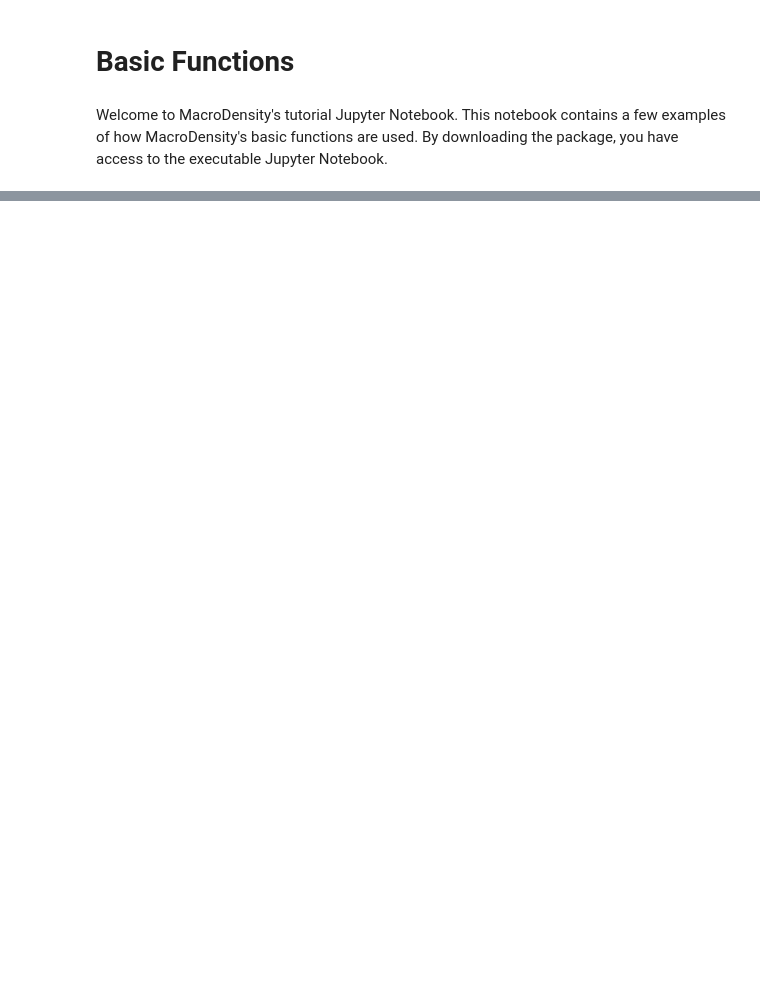
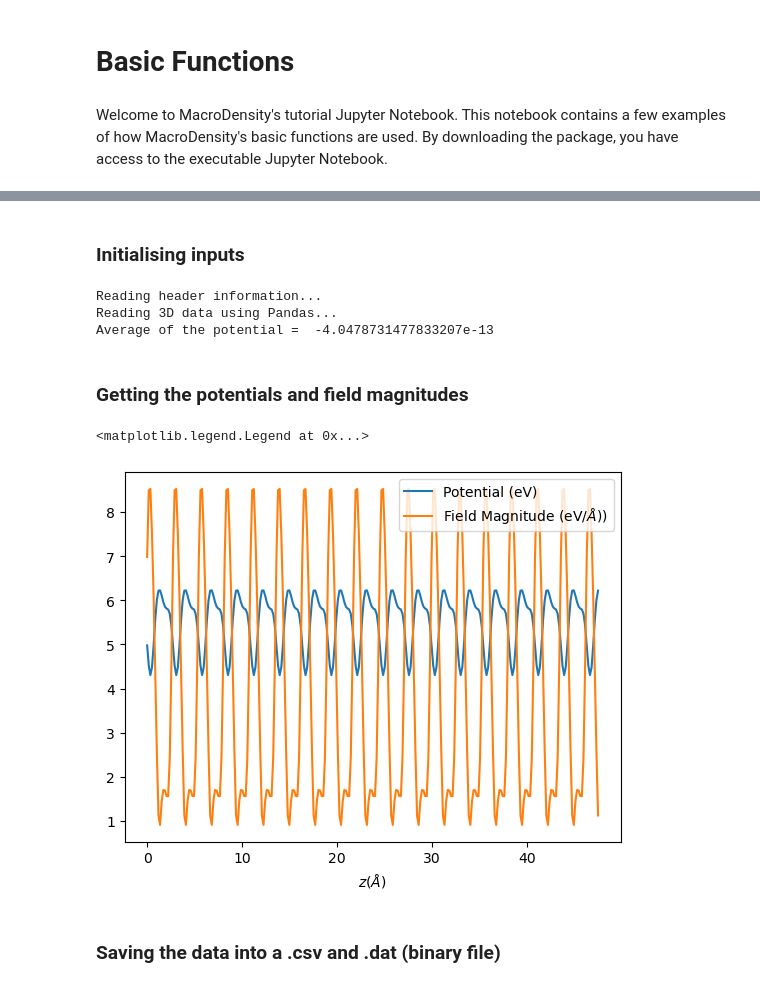
Before and after one commit to WMD-group/MacroDensity, a Jupyter notebook: docs/_build/html/_sources/doctests/MDTutorials_1.ipynb, the cells around one changed output, grey strips where cells are left out. Drawn from its saved outputs; the diff is of its cells as text; code cells hidden in the pictures; blank space fills up the shorter version.

```diff
--- a/docs/_build/html/_sources/doctests/MDTutorials_1.ipynb
+++ b/docs/_build/html/_sources/doctests/MDTutorials_1.ipynb
@@ -899,0 +184,44 @@ Potential            Variance
+# %% [markdown]
+### Initialising inputs
+# %%
+import csv
+
+# Get the potential and the lattice vectors
+vasp_pot, NGX, NGY, NGZ, Lattice = md.read_vasp_density('LOCPOT.test')
+vector_a,vector_b,vector_c,av,bv,cv = md.matrix_2_abc(Lattice)
+resolution_x = vector_a/NGX
+resolution_y = vector_b/NGY
+resolution_z = vector_c/NGZ
+grid_pot, electrons = md.density_2_grid(vasp_pot,NGX,NGY,NGZ)
+grad_x,grad_y,grad_z = np.gradient(grid_pot[:,:,:],resolution_x,resolution_y,resolution_z)
+
+cube = [2,2,2]
+vector = [1,1,0]
+origin = [0.5,0,0.5]
+magnitude = 280
+# %% [output]
+Reading header information...
+Reading 3D data using Pandas...
+Average of the potential =  -4.0478731477833207e-13
+# %% [markdown]
+### Getting the potentials and field magnitudes
+# %%
+# Getting the potential and plotting it
+cubes_potential = md.travelling_volume_average(grid_pot,cube,origin,vector,NGX,NGY,NGZ,magnitude)
+abscissa = md.vector_2_abscissa(vector,magnitude,resolution_x,resolution_y,resolution_z)
+plt.plot(abscissa, cubes_potential)
+plt.xlabel("$z (\AA)$")
+
+
+## Getting the field and plotting it
+grad_mag = md.gradient_magnitude(grad_x,grad_y,grad_z)
+cubes_field = md.travelling_volume_average(grad_mag,cube,origin,vector,NGX,NGY,NGZ,magnitude)
+abscissa = md.vector_2_abscissa(vector,magnitude,resolution_x,resolution_y,resolution_z)
+plt.plot(abscissa, cubes_field)
+plt.xlabel("$z (\AA)$")
+plt.legend(["Potential (eV)","Field Magnitude (eV/$\AA$))"])
+# %% [output]
+<matplotlib.legend.Legend at 0x...>
+[figure, added]
+# %% [markdown]
+### Saving the data into a .csv and .dat (binary file)
```
Also changed, not shown: parts of 71 cells of this notebook, 54 other files.
